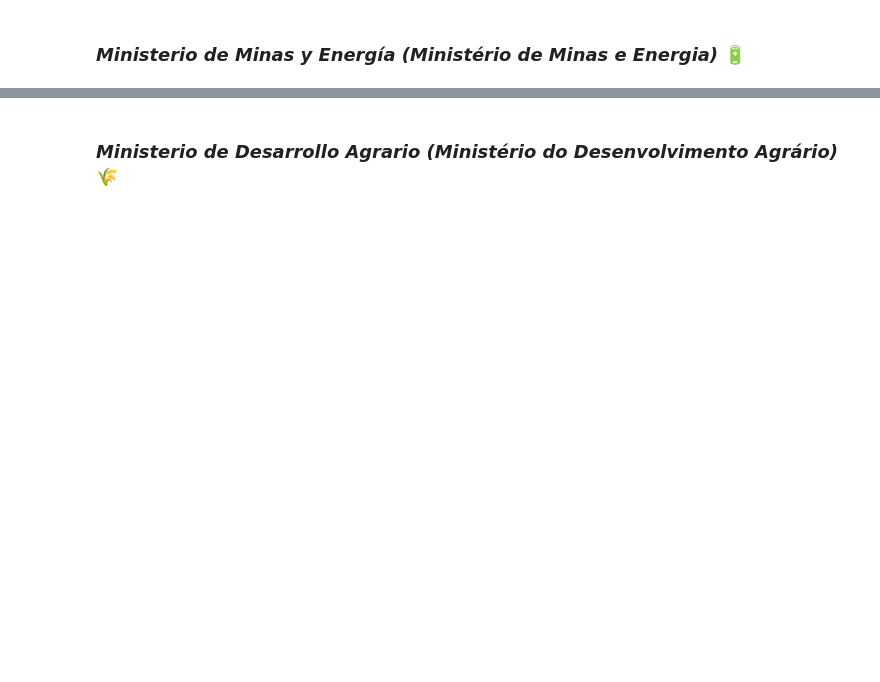
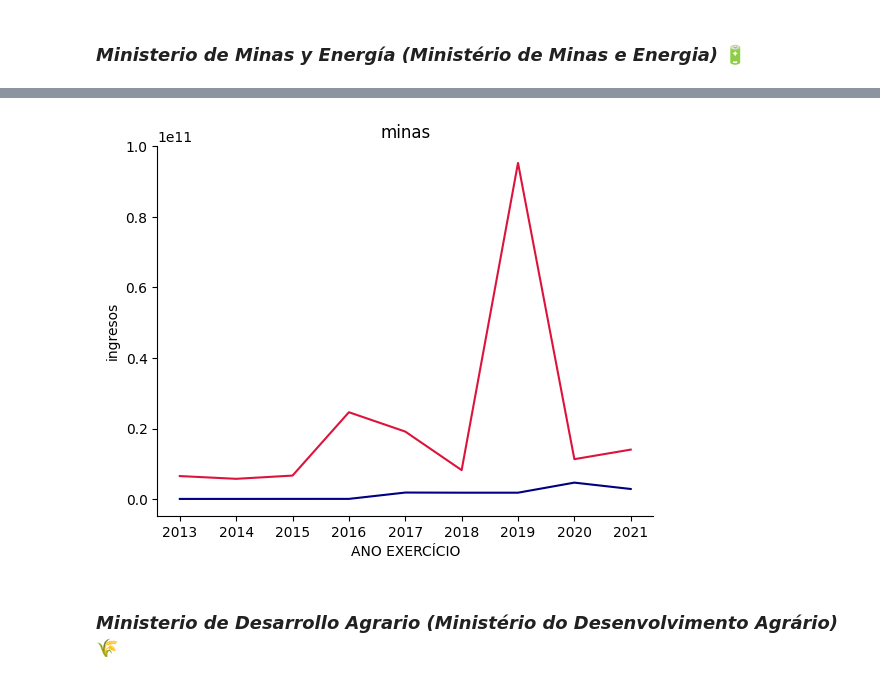
Before and after one commit to Gabijc/Proyecto2-Insights-Brasil, a Jupyter notebook: Análisis_categorías.ipynb, the cells around one changed output, grey strips where cells are left out. Cells and saved outputs as stored; diff of their text form; code cells hidden in the pictures; blank space fills up the shorter version.

```diff
--- a/Análisis_categorías.ipynb
+++ b/Análisis_categorías.ipynb
@@ -1283,4 +1335,4 @@ fs.info_ministerio(datos_brasil, "")
 # %%
 # Vemos la información temporal sobre el ministerio
-temporal_ = fs.info_ministerio(datos_brasil, "")
-temporal_
+temporal_minas = fs.info_ministerio(datos_brasil, "Ministério de Minas e Energia")
+temporal_minas
@@ -1290,6 +1366,8 @@ fs.info_ministerio(datos_brasil, "")
 # %%
 # Graficamos la evolución temporal
-fs.evolucion_temporal(temporal_, "ANO EXERCÍCIO",["VALOR LANÇADO", "VALOR REALIZADO"])
+fs.evolucion_temporal(temporal_minas, "ANO EXERCÍCIO",["VALOR LANÇADO", "VALOR REALIZADO"])
+# %% [output]
+[figure, added]
 # %% [markdown]
 ### *Ministerio de Desarrollo Agrario (Ministério do Desenvolvimento Agrário)* 🌾
 # %%
```
Also changed, not shown: parts of 35 cells of this notebook, 2 other files.
